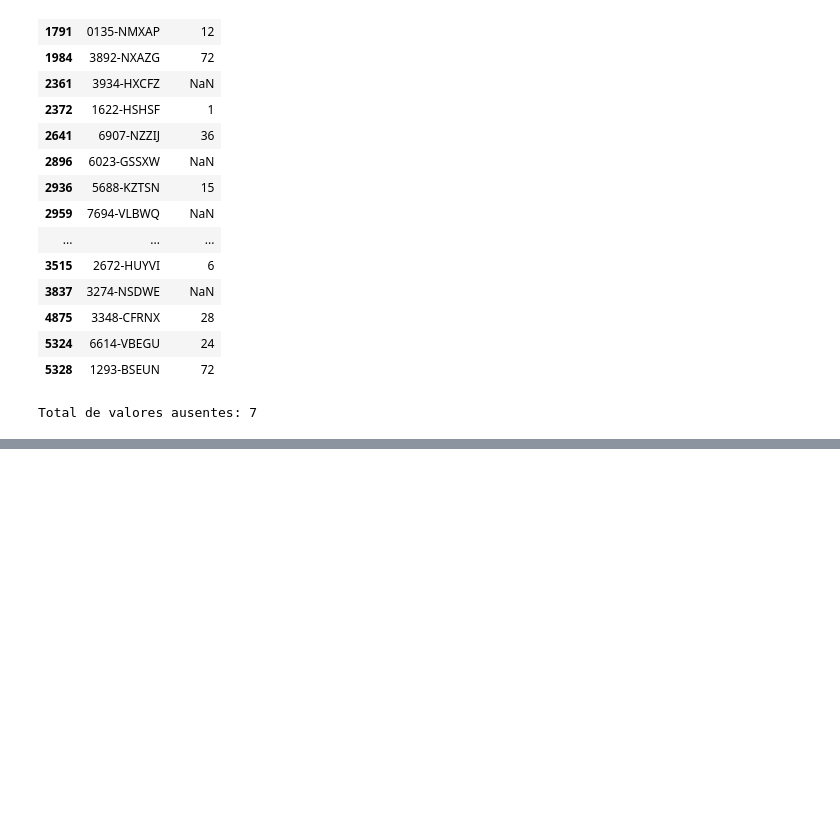
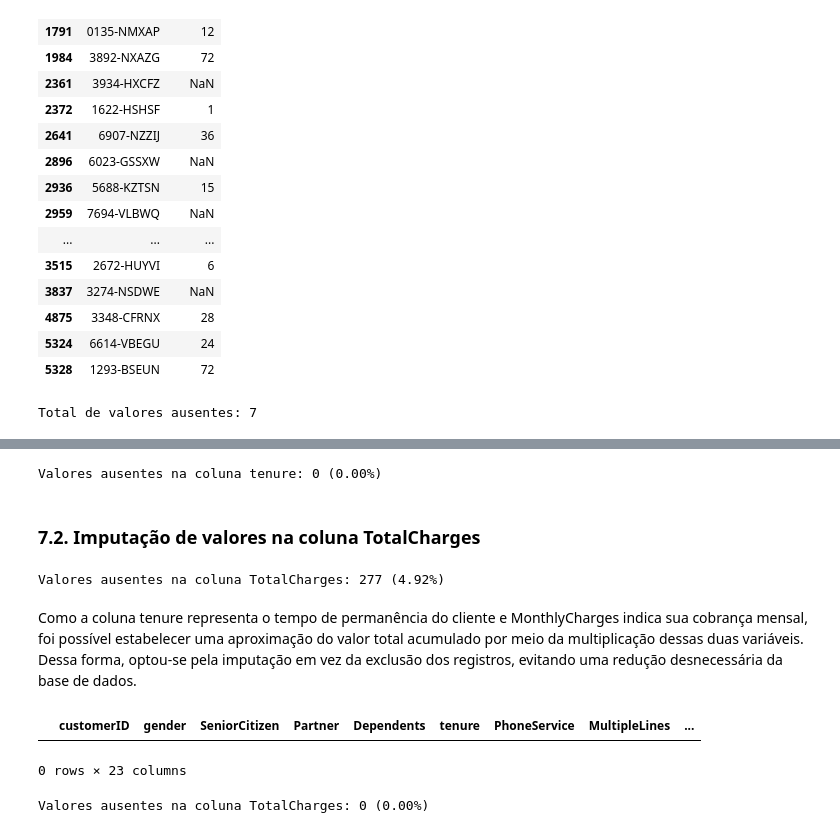
Before and after one commit to igoormaurilio/TerraSignal, a Jupyter notebook: notebooks/02_silver_tratamento.ipynb, the cells around one changed output, grey strips where cells are left out. Cells and saved outputs as stored; diff of their text form; code cells hidden in the pictures; blank space fills up the shorter version.

```diff
--- a/notebooks/02_silver_tratamento.ipynb
+++ b/notebooks/02_silver_tratamento.ipynb
@@ -272,6 +277,6 @@ Name: SeniorCitizen, dtype: int64
 # %%
 df_valores_tratados['SeniorCitizen'] = df_valores_tratados['SeniorCitizen'].map({
-    0: 'Não',
-    1: 'Sim'
+    0: 'No',
+    1: 'Yes'
 })
 # %%
@@ -394,0 +393,27 @@ a coluna total charges tem muitos valores ausentes, como temos a associação co
+# %%
+valores_ausentes_ternure = df_valores_tratados['tenure'].isna().sum()
+total_valores = df_valores_tratados.shape[0]
+
+porcentagem_ausentes_ternure = (valores_ausentes_ternure / total_valores) * 100
+
+print(f"Valores ausentes na coluna tenure: {valores_ausentes_ternure} ({porcentagem_ausentes_ternure:.2f}%)")
+# %% [output]
+Valores ausentes na coluna tenure: 0 (0.00%)
+# %% [markdown]
+### 7.2. Imputação de valores na coluna **TotalCharges**
+# %%
+valores_ausentes_totalcharges = df_valores_tratados['TotalCharges'].isna().sum()
+total_valores = df_valores_tratados.shape[0]
+
+porcentagem_ausentes_totalcharges = (valores_ausentes_totalcharges / total_valores) * 100
+
+print(f"Valores ausentes na coluna TotalCharges: {valores_ausentes_totalcharges} ({porcentagem_ausentes_totalcharges:.2f}%)")
+# %% [output]
+Valores ausentes na coluna TotalCharges: 277 (4.92%)
+# %% [markdown]
+Como a coluna tenure representa o tempo de permanência do cliente e MonthlyCharges indica sua cobrança mensal, foi possível estabelecer uma aproximação do valor total acumulado por meio da multiplicação dessas duas variáveis. Dessa forma, optou-se pela imputação em vez da exclusão dos registros, evitando uma redução desnecessária da base de dados.
+# %%
+df_valores_tratados[df_valores_tratados['tenure'] == 0]
+# %% [output]
+|  | customerID | gender | SeniorCitizen | Partner | Dependents | tenure | PhoneService | MultipleLines | ... |
+0 rows × 23 columns
@@ -394,0 +439,9 @@ a coluna total charges tem muitos valores ausentes, como temos a associação co
+# %%
+valores_ausentes_totalcharges = df_valores_tratados['TotalCharges'].isna().sum()
+total_valores = df_valores_tratados.shape[0]
+
+porcentagem_ausentes_totalcharges = (valores_ausentes_totalcharges / total_valores) * 100
+
+print(f"Valores ausentes na coluna TotalCharges: {valores_ausentes_totalcharges} ({porcentagem_ausentes_totalcharges:.2f}%)")
+# %% [output]
+Valores ausentes na coluna TotalCharges: 0 (0.00%)
```
Also changed, not shown: parts of 52 cells of this notebook, 2 other files.
